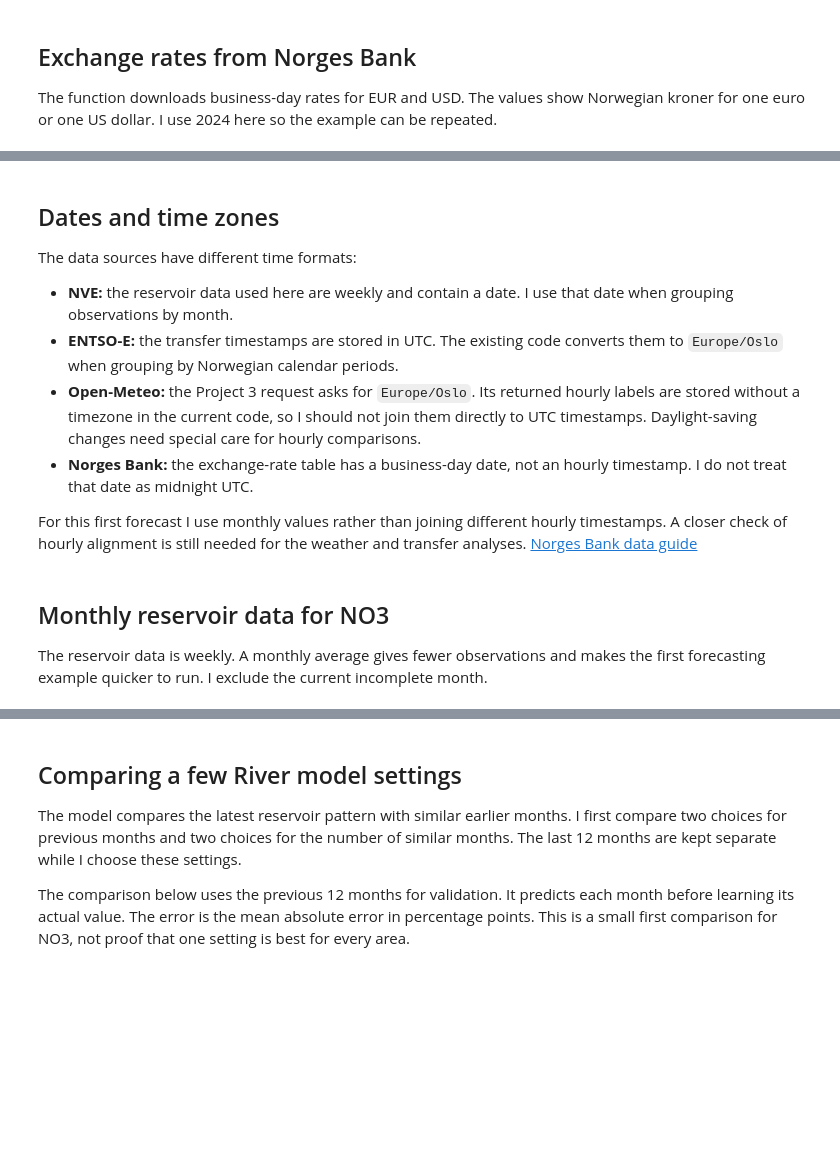
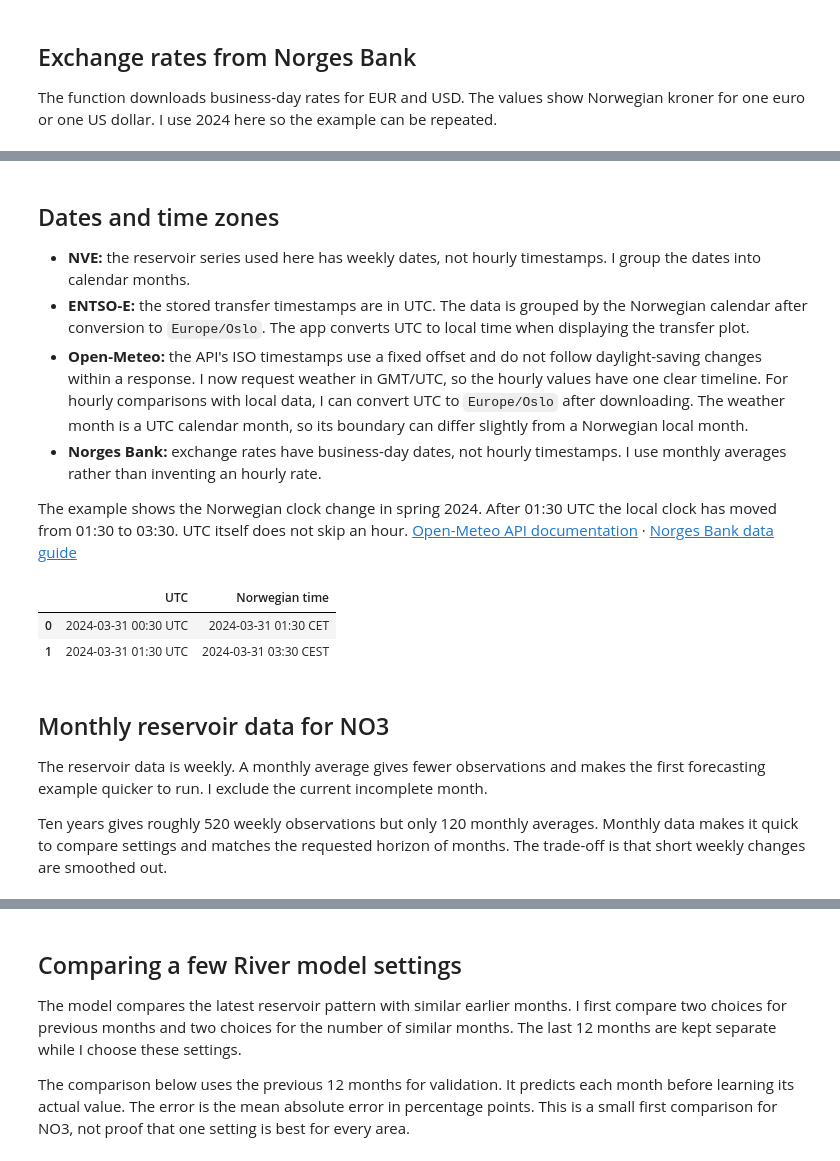
Before and after one commit to Sivan00/IND320-Sivan00-Project1, a Jupyter notebook: notebooks/IND320_assignment4.ipynb, the cells around one changed output, grey strips where cells are left out. Drawn from its saved outputs; the diff is of its cells as text; code cells hidden in the pictures; blank space fills up the shorter version.

```diff
--- a/notebooks/IND320_assignment4.ipynb
+++ b/notebooks/IND320_assignment4.ipynb
@@ -61,16 +59,25 @@ Name: days, dtype: int64
 # %% [markdown]
 ## Dates and time zones
 
-The data sources have different time formats:
+- **NVE:** the reservoir series used here has weekly dates, not hourly timestamps. I group the dates into calendar months.
+- **ENTSO-E:** the stored transfer timestamps are in UTC. The data is grouped by the Norwegian calendar after conversion to `Europe/Oslo`. The app converts UTC to local time when displaying the transfer plot.
+- **Open-Meteo:** the API's ISO timestamps use a fixed offset and do not follow daylight-saving changes within a response. I now request weather in GMT/UTC, so the hourly values have one clear timeline. For hourly comparisons with local data, I can convert UTC to `Europe/Oslo` after downloading. The weather month is a UTC calendar month, so its boundary can differ slightly from a Norwegian local month.
+- **Norges Bank:** exchange rates have business-day dates, not hourly timestamps. I use monthly averages rather than inventing an hourly rate.
 
-- **NVE:** the reservoir data used here are weekly and contain a date. I use that date when grouping observations by month.
-- **ENTSO-E:** the transfer timestamps are stored in UTC. The existing code converts them to `Europe/Oslo` when grouping by Norwegian calendar periods.
-- **Open-Meteo:** the Project 3 request asks for `Europe/Oslo`. Its returned hourly labels are stored without a timezone in the current code, so I should not join them directly to UTC timestamps. Daylight-saving changes need special care for hourly comparisons.
-- **Norges Bank:** the exchange-rate table has a business-day date, not an hourly timestamp. I do not treat that date as midnight UTC.
-
-For this first forecast I use monthly values rather than joining different hourly timestamps. A closer check of hourly alignment is still needed for the weather and transfer analyses. [Norges Bank data guide](https://www.norges-bank.no/en/topics/Statistics/open-data/guide-data-warehouse/)
+The example shows the Norwegian clock change in spring 2024. After 01:30 UTC the local clock has moved from 01:30 to 03:30. UTC itself does not skip an hour. [Open-Meteo API documentation](https://open-meteo.com/en/docs/historical-weather-api) · [Norges Bank data guide](https://www.norges-bank.no/en/topics/Statistics/open-data/guide-data-warehouse/)
+# %%
+# UTC stays continuous while the Norwegian local clock changes.
+times = pd.to_datetime(["2024-03-31 00:30", "2024-03-31 01:30"], utc=True)
+display(pd.DataFrame({"UTC": times.strftime("%Y-%m-%d %H:%M %Z"),
+                      "Norwegian time": times.tz_convert("Europe/Oslo").strftime("%Y-%m-%d %H:%M %Z")}))
+# %% [output]
+|  | UTC | Norwegian time |
+| 0 | 2024-03-31 00:30 UTC | 2024-03-31 01:30 CET |
+| 1 | 2024-03-31 01:30 UTC | 2024-03-31 03:30 CEST |
 # %% [markdown]
 ## Monthly reservoir data for NO3
 
 The reservoir data is weekly. A monthly average gives fewer observations and makes the first forecasting example quicker to run. I exclude the current incomplete month.
+
+Ten years gives roughly 520 weekly observations but only 120 monthly averages. Monthly data makes it quick to compare settings and matches the requested horizon of months. The trade-off is that short weekly changes are smoothed out.
 # %%
```
Also changed, not shown: parts of 22 cells of this notebook, 28 other files.
